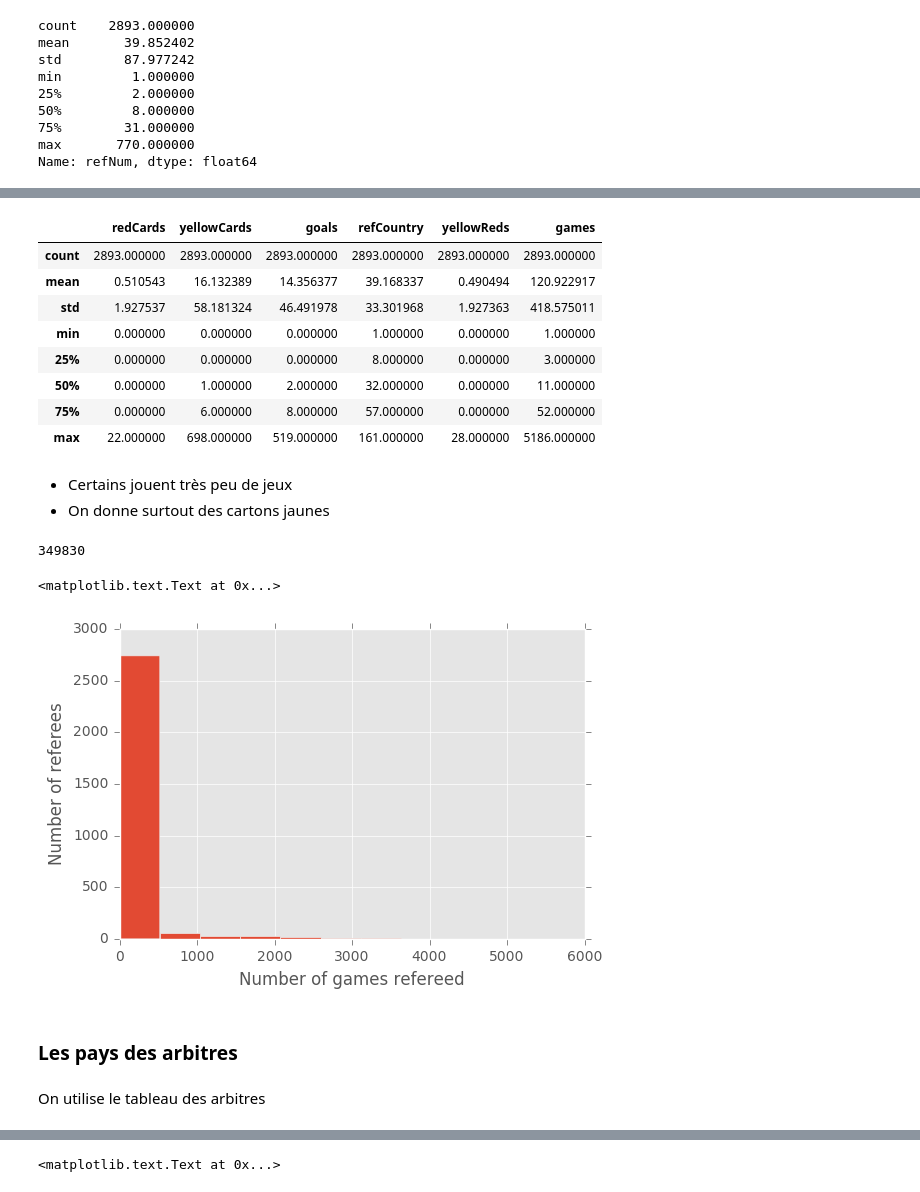
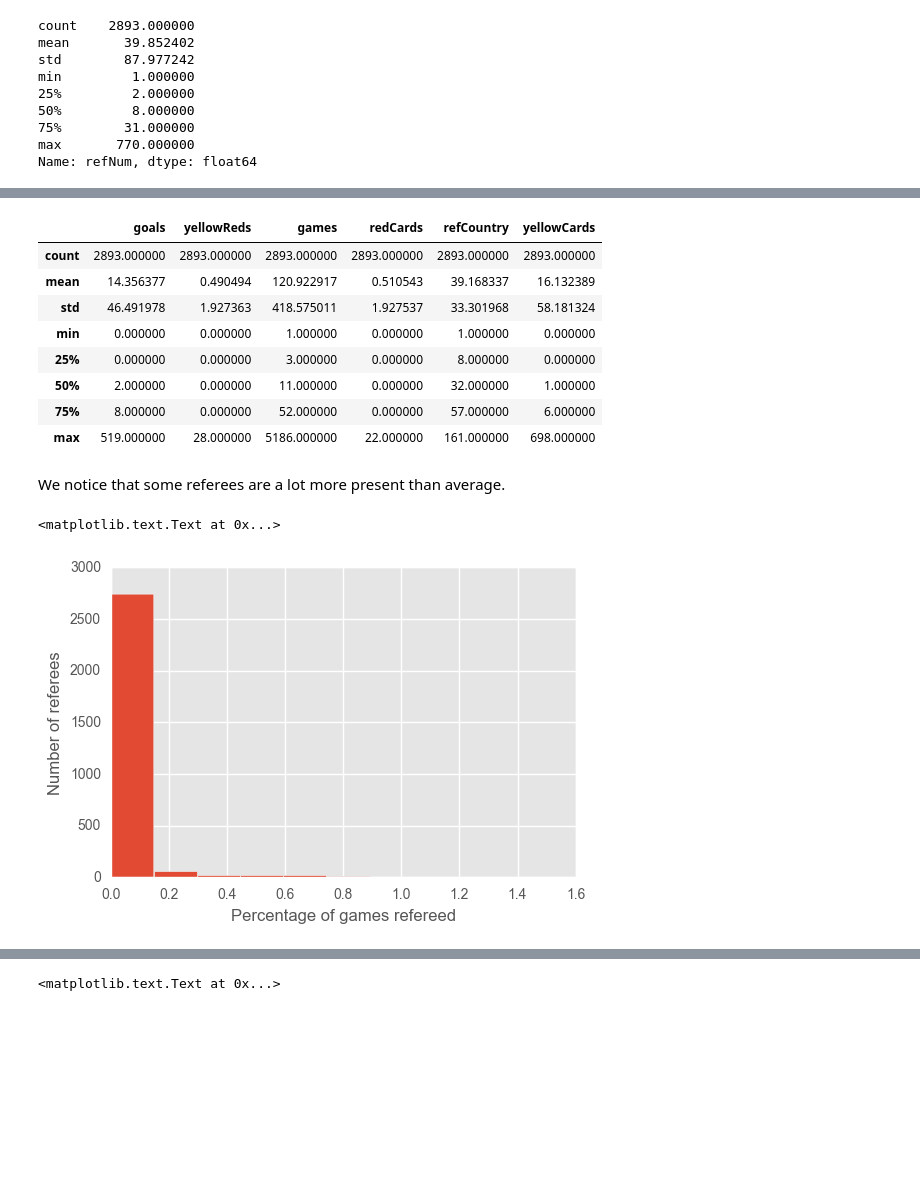
Before and after one commit to lfkrapp/literate-pancake, a Jupyter notebook: 04 - Applied ML/Apolline - HW04.ipynb, the cells around one changed output, grey strips where cells are left out. Cells and saved outputs as stored; diff of their text form; code cells hidden in the pictures; blank space fills up the shorter version.

```diff
--- a/04 - Applied ML/Apolline - HW04.ipynb
+++ b/04 - Applied ML/Apolline - HW04.ipynb
@@ -54,0 +66,3 @@ dtype: int64
+# %%
+df = raw_data.dropna(subset=['photoID'])
+df.shape[0]
@@ -63,3 +77,0 @@ Ce sera notre dataset de base
-# %%
-df = raw_data.dropna(how='all', subset=['rater1', 'rater2'])
-df.shape
@@ -224,31 +271,22 @@ referees = referees.agg({'refCountry': identity, 'games':sum, 'goals':sum, 'yell
 # %%
 referees.describe()
 # %% [output]
-|  | redCards | yellowCards | goals | refCountry | yellowReds | games |
+|  | goals | yellowReds | games | redCards | refCountry | yellowCards |
 | count | 2893.000000 | 2893.000000 | 2893.000000 | 2893.000000 | 2893.000000 | 2893.000000 |
-| mean | 0.510543 | 16.132389 | 14.356377 | 39.168337 | 0.490494 | 120.922917 |
-| std | 1.927537 | 58.181324 | 46.491978 | 33.301968 | 1.927363 | 418.575011 |
-| min | 0.000000 | 0.000000 | 0.000000 | 1.000000 | 0.000000 | 1.000000 |
-| 25% | 0.000000 | 0.000000 | 0.000000 | 8.000000 | 0.000000 | 3.000000 |
-| 50% | 0.000000 | 1.000000 | 2.000000 | 32.000000 | 0.000000 | 11.000000 |
-| 75% | 0.000000 | 6.000000 | 8.000000 | 57.000000 | 0.000000 | 52.000000 |
-| max | 22.000000 | 698.000000 | 519.000000 | 161.000000 | 28.000000 | 5186.000000 |
+| mean | 14.356377 | 0.490494 | 120.922917 | 0.510543 | 39.168337 | 16.132389 |
+| std | 46.491978 | 1.927363 | 418.575011 | 1.927537 | 33.301968 | 58.181324 |
+| min | 0.000000 | 0.000000 | 1.000000 | 0.000000 | 1.000000 | 0.000000 |
+| 25% | 0.000000 | 0.000000 | 3.000000 | 0.000000 | 8.000000 | 0.000000 |
+| 50% | 2.000000 | 0.000000 | 11.000000 | 0.000000 | 32.000000 | 1.000000 |
+| 75% | 8.000000 | 0.000000 | 52.000000 | 0.000000 | 57.000000 | 6.000000 |
+| max | 519.000000 | 28.000000 | 5186.000000 | 22.000000 | 161.000000 | 698.000000 |
-# %% [markdown]
-- Certains jouent très peu de jeux
-- On donne surtout des cartons jaunes
-# %%
-# Nombre total de matchs
-sum(referees['games'])
-# %% [output]
-349830
+# %% [markdown]
+We notice that some referees are a lot more present than average.
 # %%
-plt.hist(referees['games'])
-plt.xlabel("Number of games refereed")
+nb_games = sum(referees['games']) # number of games
+plt.hist((referees['games']/nb_games)*100)
+plt.xlabel("Percentage of games refereed")
 plt.ylabel("Number of referees")
 # %% [output]
 <matplotlib.text.Text at 0x...>
-[figure, old version]
+[figure, new version]
-# %% [markdown]
-### Les pays des arbitres
-# %% [markdown]
-On utilise le tableau des arbitres
```
Also changed, not shown: parts of 184 cells of this notebook.
